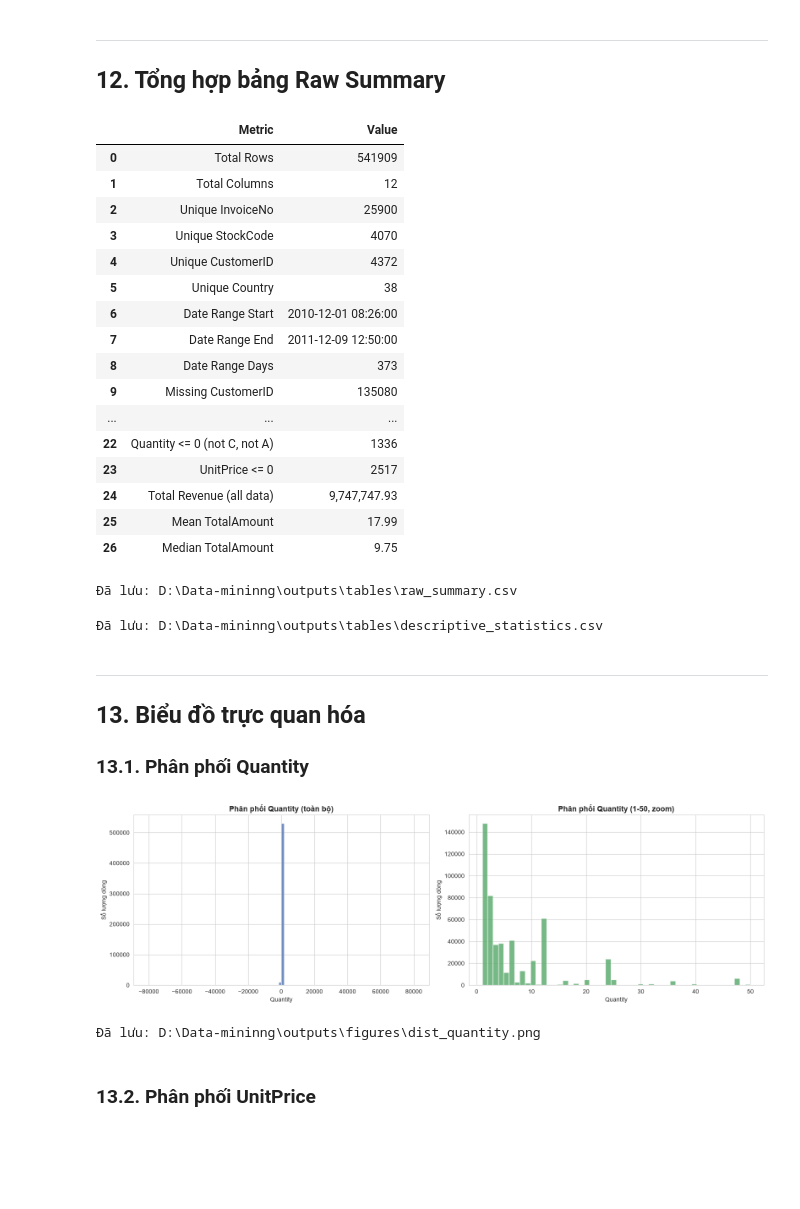
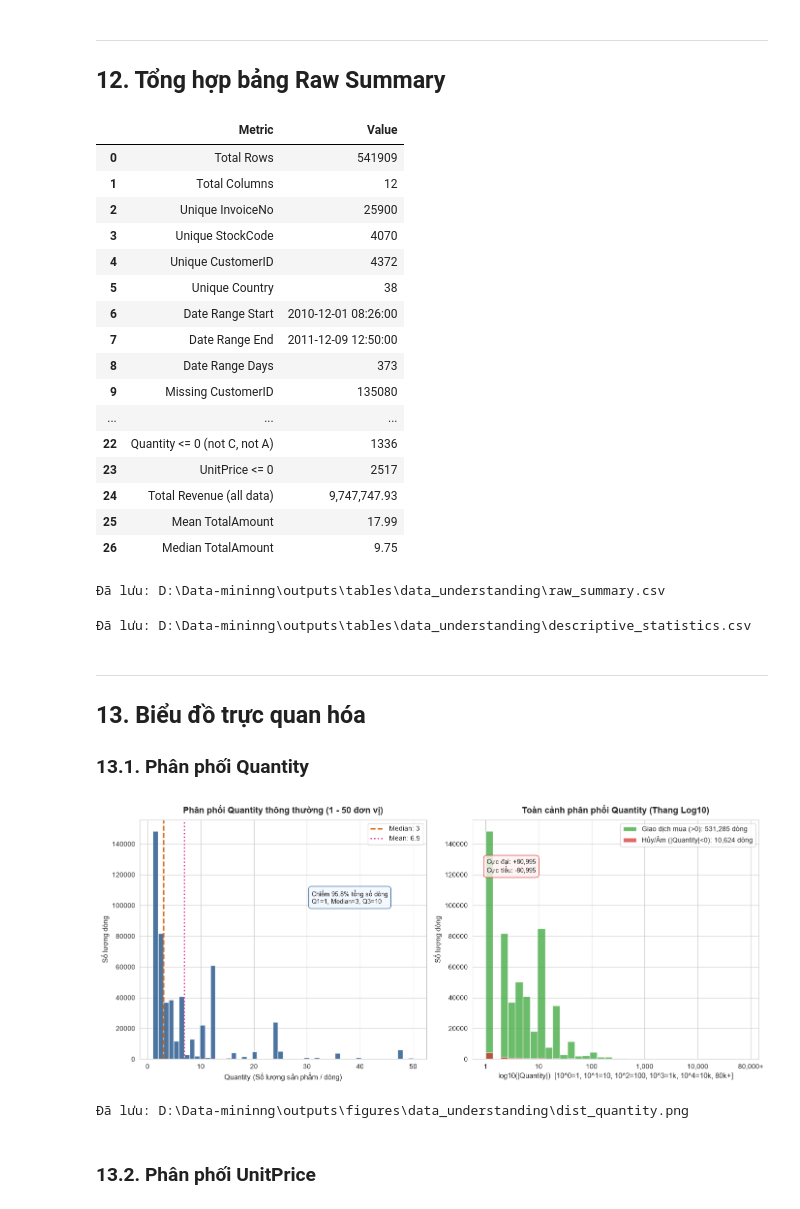
Before and after one commit to HungTruong-github/Data-mining, a Jupyter notebook: notebooks/01_data_understanding.ipynb, the cells around one changed output. Cells and saved outputs as stored; diff of their text form; code cells hidden in the pictures; blank space fills up the shorter version.

Commit message:
data_uderstanding

```diff
--- a/notebooks/01_data_understanding.ipynb
+++ b/notebooks/01_data_understanding.ipynb
@@ -576,8 +583,8 @@ raw_summary = pd.DataFrame({
 display(raw_summary)
 
 # Lưu file
-raw_summary.to_csv(TABLES_DIR / 'raw_summary.csv', index=False)
-print(f'\nĐã lưu: {TABLES_DIR / "raw_summary.csv"}')
+raw_summary.to_csv(TABLES_DATA_UNDERSTANDING / 'raw_summary.csv', index=False)
+print(f'\nĐã lưu: {TABLES_DATA_UNDERSTANDING / "raw_summary.csv"}')
 # %% [output]
 |  | Metric | Value |
 | 0 | Total Rows | 541909 |
@@ -596,40 +603,74 @@ print(f'\nĐã lưu: {TABLES_DIR / "raw_summary.csv"}')
 | 24 | Total Revenue (all data) | 9,747,747.93 |
 | 25 | Mean TotalAmount | 17.99 |
 | 26 | Median TotalAmount | 9.75 |
-Đã lưu: D:\Data-mininng\outputs\tables\raw_summary.csv
+Đã lưu: D:\Data-mininng\outputs\tables\data_understanding\raw_summary.csv
 # %%
 # Lưu thống kê mô tả
-desc_stats.to_csv(TABLES_DIR / 'descriptive_statistics.csv')
-print(f'Đã lưu: {TABLES_DIR / "descriptive_statistics.csv"}')
+desc_stats.to_csv(TABLES_DATA_UNDERSTANDING / 'descriptive_statistics.csv')
+print(f'Đã lưu: {TABLES_DATA_UNDERSTANDING / "descriptive_statistics.csv"}')
 # %% [output]
-Đã lưu: D:\Data-mininng\outputs\tables\descriptive_statistics.csv
+Đã lưu: D:\Data-mininng\outputs\tables\data_understanding\descriptive_statistics.csv
 # %% [markdown]
 ---
 ## 13. Biểu đồ trực quan hóa
 
 ### 13.1. Phân phối Quantity
 # %%
-# Phân phối Quantity
-fig, axes = plt.subplots(1, 2, figsize=(16, 5))
+# Phân phối Quantity (Chi tiết & Toàn cảnh Outlier)
+fig, axes = plt.subplots(1, 2, figsize=(14, 6))
 
-axes[0].hist(df['Quantity'], bins=100, color='#4C72B0', edgecolor='white', alpha=0.8)
-axes[0].set_title('Phân phối Quantity (toàn bộ)', fontsize=13, fontweight='bold')
-axes[0].set_xlabel('Quantity')
-axes[0].set_ylabel('Số lượng dòng')
+# Subplot 1: Giao dịch thông thường (1 <= Quantity <= 50)
+qty_normal = df[(df['Quantity'] > 0) & (df['Quantity'] <= 50)]['Quantity']
+pct_normal = len(qty_normal) / len(df) * 100
+mean_qty = qty_normal.mean()
+median_qty = qty_normal.median()
 
-qty_filtered = df[(df['Quantity'] > 0) & (df['Quantity'] <= 50)]['Quantity']
-axes[1].hist(qty_filtered, bins=50, color='#55A868', edgecolor='white', alpha=0.8)
-axes[1].set_title('Phân phối Quantity (1-50, zoom)', fontsize=13, fontweight='bold')
-axes[1].set_xlabel('Quantity')
-axes[1].set_ylabel('Số lượng dòng')
+axes[0].hist(qty_normal, bins=50, color='#2b5c8f', edgecolor='white', alpha=0.85)
+axes[0].axvline(median_qty, color='#d95f02', linestyle='--', linewidth=2, label=f'Median: {median_qty:.0f}')
+axes[0].axvline(mean_qty, color='#e7298a', linestyle=':', linewidth=2, label=f'Mean: {mean_qty:.1f}')
+axes[0].set_title('Phân phối Quantity thông thường (1 - 50 đơn vị)', fontsize=13, fontweight='bold', pad=10)
+axes[0].set_xlabel('Quantity (Số lượng sản phẩm / dòng)', fontsize=11)
+axes[0].set_ylabel('Số lượng dòng', fontsize=11)
+axes[0].legend(loc='upper right', frameon=True)
+axes[0].annotate(
+    f'Chiếm {pct_normal:.1f}% tổng số dòng\nQ1=1, Median=3, Q3=10',
+    xy=(0.60, 0.65), xycoords='axes fraction',
+    bbox=dict(boxstyle='round,pad=0.5', facecolor='aliceblue', edgecolor='#2b5c8f', alpha=0.8),
+    fontsize=9.5
+)
+
+# Subplot 2: Toàn bộ Quantity trên thang Log10 (Outliers & Hóa đơn âm)
+qty_pos = df[df['Quantity'] > 0]['Quantity']
+qty_neg_vals = df[df['Quantity'] < 0]['Quantity'].abs()
+
+axes[1].hist(
+    np.log10(qty_pos), bins=35, color='#2ca02c', edgecolor='white', alpha=0.7,
+    label=f'Giao dịch mua (>0): {len(qty_pos):,} dòng'
+)
+axes[1].hist(
+    np.log10(qty_neg_vals), bins=35, color='#d62728', edgecolor='white', alpha=0.7,
+    label=f'Hủy/Âm (Quantity<0): {len(qty_neg_vals):,} dòng'
+)
+axes[1].set_title('Toàn cảnh phân phối Quantity (Thang Log10)', fontsize=13, fontweight='bold', pad=10)
+axes[1].set_xlabel('log10(|Quantity|)  [10^0=1, 10^1=10, 10^2=100, 10^3=1k, 10^4=10k, 80k+]', fontsize=10.5)
+axes[1].set_ylabel('Số lượng dòng', fontsize=11)
+axes[1].set_xticks([0, 1, 2, 3, 4, 5])
+axes[1].set_xticklabels(['1', '10', '100', '1,000', '10,000', '80,000+'])
+axes[1].legend(loc='upper right', frameon=True)
+axes[1].annotate(
+    f'Cực đại: +{df["Quantity"].max():,}\nCực tiểu: {df["Quantity"].min():,}',
+    xy=(0.05, 0.78), xycoords='axes fraction',
+    bbox=dict(boxstyle='round,pad=0.5', facecolor='#fff2f2', edgecolor='#d62728', alpha=0.8),
+    fontsize=9.5
+)
 
 plt.tight_layout()
-plt.savefig(FIGURES_DIR / 'dist_quantity.png', dpi=150, bbox_inches='tight')
+plt.savefig(FIGURES_DATA_UNDERSTANDING / 'dist_quantity.png', dpi=150, bbox_inches='tight')
 plt.show()
-print(f'Đã lưu: {FIGURES_DIR / "dist_quantity.png"}')
+print(f'Đã lưu: {FIGURES_DATA_UNDERSTANDING / "dist_quantity.png"}')
 # %% [output]
-[figure, old version]
+[figure, new version]
-Đã lưu: D:\Data-mininng\outputs\figures\dist_quantity.png
+Đã lưu: D:\Data-mininng\outputs\figures\data_understanding\dist_quantity.png
 # %% [markdown]
 ### 13.2. Phân phối UnitPrice
 # %%
```
Also changed, not shown: parts of 10 cells of this notebook, 4 other files.
